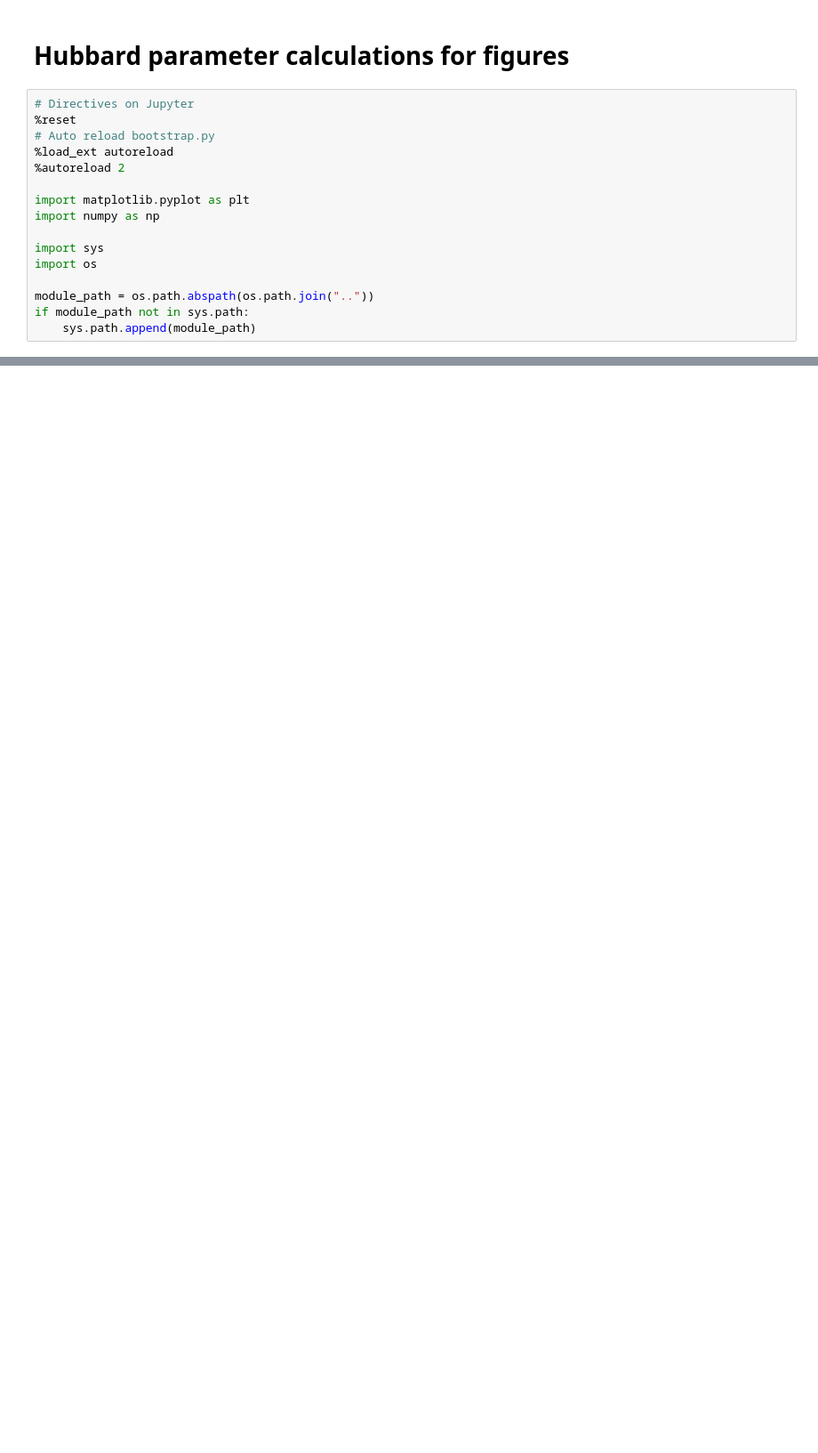
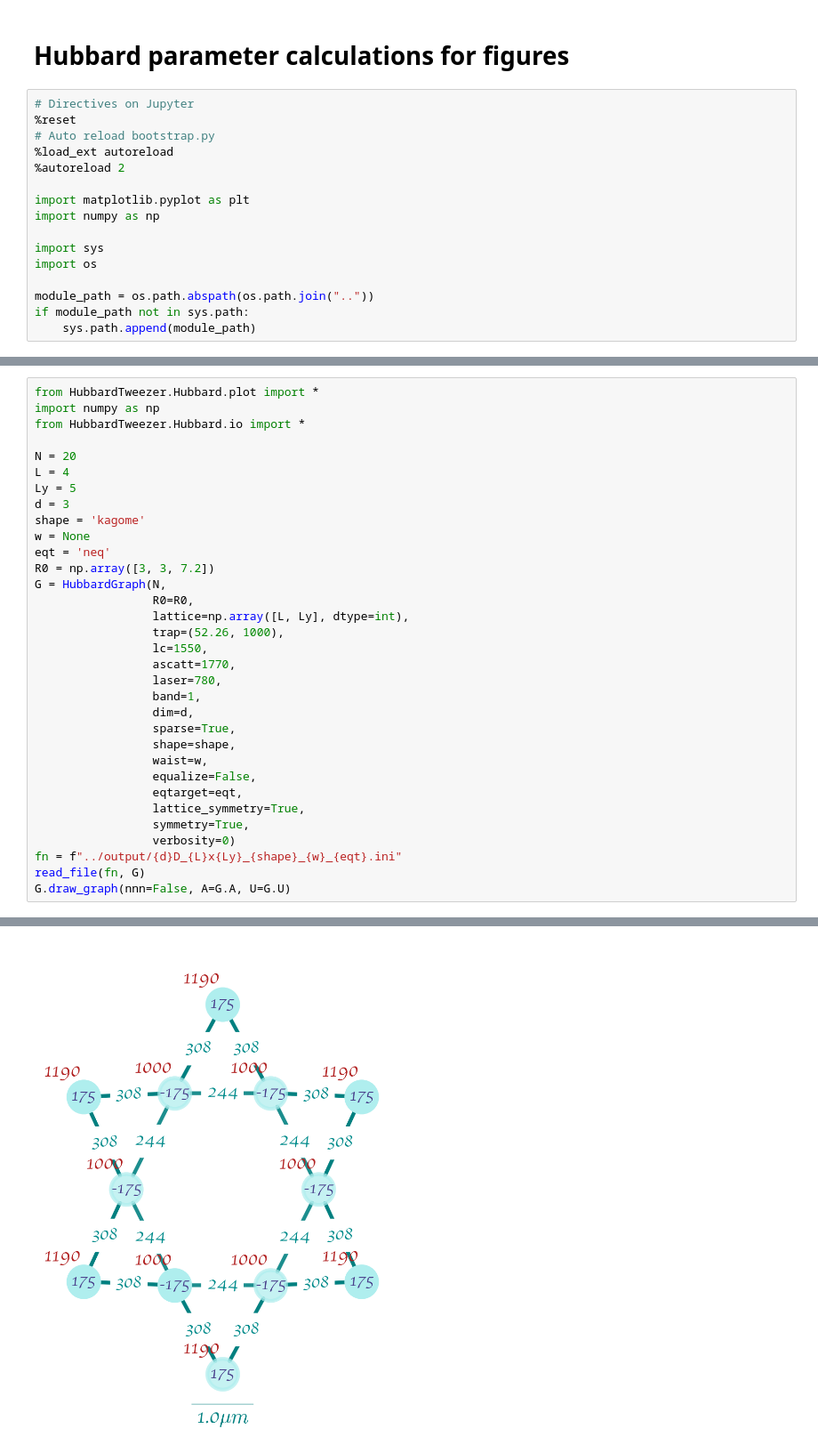
Before and after one commit to htwei17/HubbardTweezer, a Jupyter notebook: HubbardTweezer/figures/fig3.ipynb, the cells around one changed output, grey strips where cells are left out. Shown at 89% size. Saved outputs shown, nothing was run; the diff lists cells and outputs as text; blank space fills up the shorter version.

```diff
--- a/HubbardTweezer/figures/fig3.ipynb
+++ b/HubbardTweezer/figures/fig3.ipynb
@@ -85,0 +138,34 @@ Start to plot graph...
+# %%
+from HubbardTweezer.Hubbard.plot import *
+import numpy as np
+from HubbardTweezer.Hubbard.io import *
+
+N = 20
+L = 4
+Ly = 5
+d = 3
+shape = 'kagome'
+w = None
+eqt = 'neq'
+R0 = np.array([3, 3, 7.2])
+G = HubbardGraph(N,
+                 R0=R0,
+                 lattice=np.array([L, Ly], dtype=int),
+                 trap=(52.26, 1000),
+                 lc=1550,
+                 ascatt=1770,
+                 laser=780,
+                 band=1,
+                 dim=d,
+                 sparse=True,
+                 shape=shape,
+                 waist=w,
+                 equalize=False,
+                 eqtarget=eqt,
+                 lattice_symmetry=True,
+                 symmetry=True,
+                 verbosity=0)
+fn = f"../output/{d}D_{L}x{Ly}_{shape}_{w}_{eqt}.ini"
+read_file(fn, G)
+G.draw_graph(nnn=False, A=G.A, U=G.U)
+# %% [output]
@@ -85,0 +177 @@ Start to plot graph...
+[figure, added]
```
Also changed, not shown: parts of 11 cells of this notebook, 3 other files.
